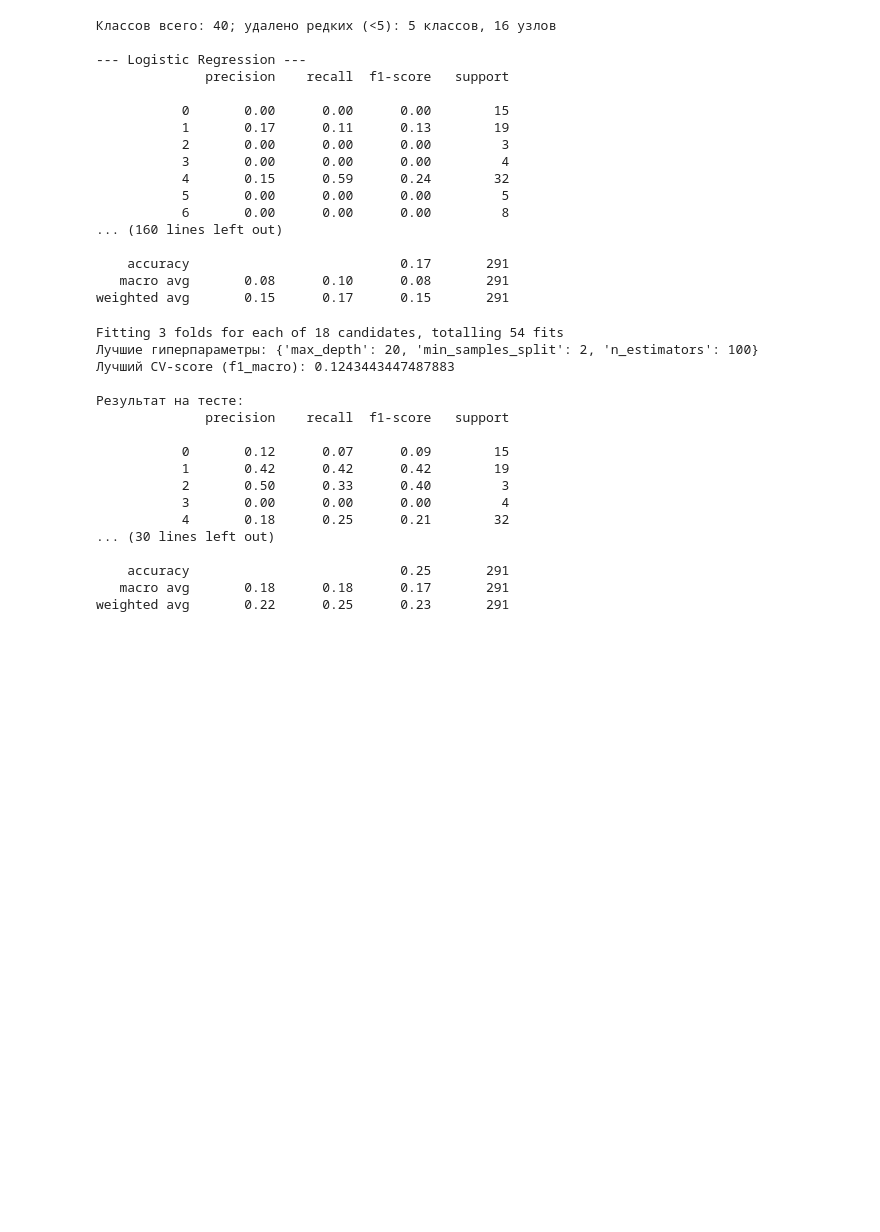
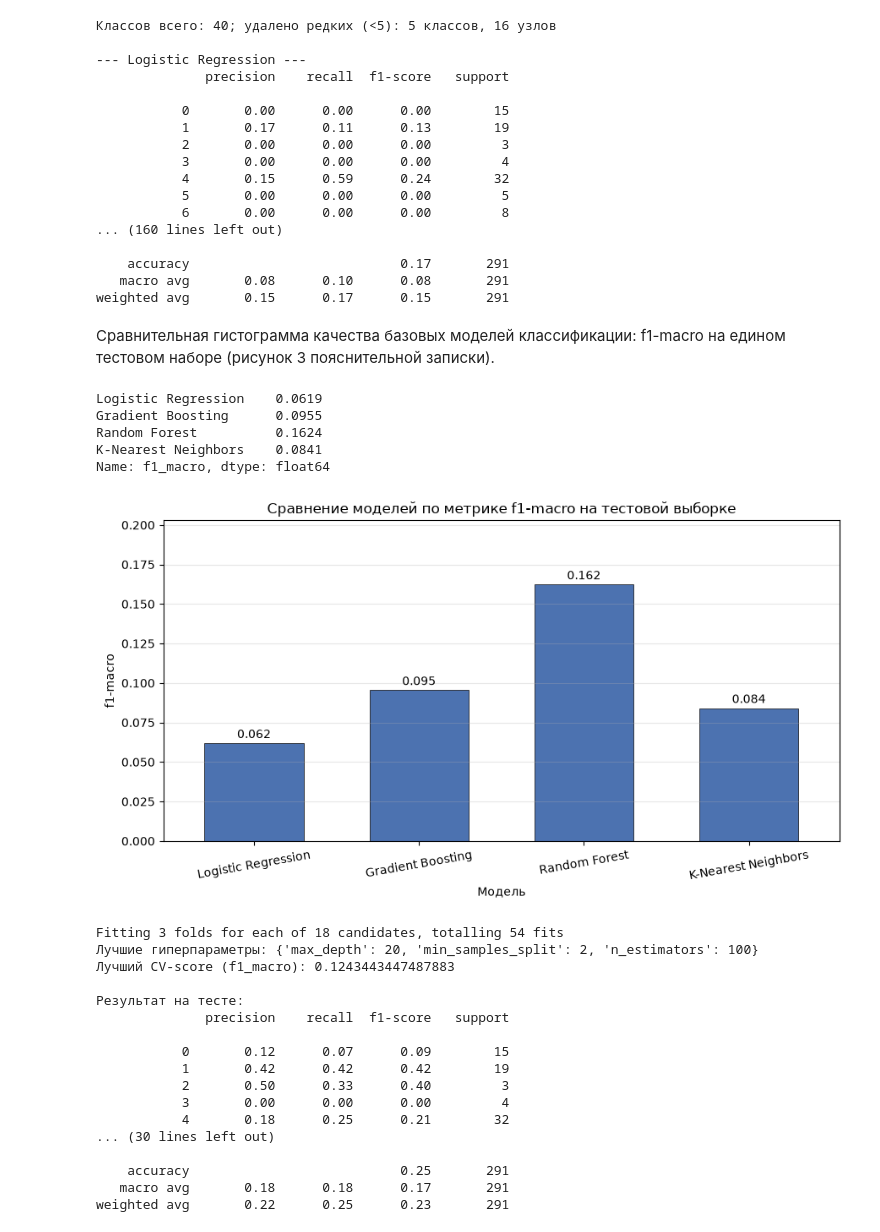
Before and after one commit to Vladg24YT/Gorskii-MLS-231-329, a Jupyter notebook: Coursework.ipynb, the cells around one changed output. Cells and saved outputs as stored; diff of their text form; code cells hidden in the pictures; blank space fills up the shorter version.

```diff
--- a/Coursework.ipynb
+++ b/Coursework.ipynb
@@ -262,6 +295,35 @@ for name, model in models.items():
     accuracy                           0.17       291
    macro avg       0.08      0.10      0.08       291
 weighted avg       0.15      0.17      0.15       291
+# %% [markdown]
+Сравнительная гистограмма качества базовых моделей классификации: f1-macro на едином тестовом наборе (рисунок 3 пояснительной записки).
+# %%
+# Сравнение базовых моделей по f1-macro на тестовой выборке (рисунок 3 записки)
+f1_base = pd.Series(
+    {name: f1_score(y_test, model.predict(X_test),
+                    average='macro', zero_division=0)
+     for name, model in models.items()},
+    name='f1_macro')
+print(f1_base.round(4))
+
+ax = f1_base.plot.bar(figsize=(9, 5), width=0.6, color='#4C72B0',
+                      edgecolor='black', linewidth=0.5, rot=10)
+for container in ax.containers:              # подписи значений на столбцах
+    ax.bar_label(container, fmt='%.3f', fontsize=10, padding=2)
+ax.set_title('Сравнение моделей по метрике f1-macro на тестовой выборке')
+ax.set_xlabel('Модель')
+ax.set_ylabel('f1-macro')
+ax.set_ylim(0, f1_base.max() * 1.25)
+ax.grid(axis='y', alpha=0.3)
+plt.tight_layout()
+plt.show()
+# %% [output]
+Logistic Regression    0.0619
+Gradient Boosting      0.0955
+Random Forest          0.1624
+K-Nearest Neighbors    0.0841
+Name: f1_macro, dtype: float64
+[figure, added]
 # %%
 # Выбираем Random Forest как обычно устойчивую модель для табличных признаков
 param_grid = {
```
Also changed, not shown: parts of 2 cells of this notebook.
